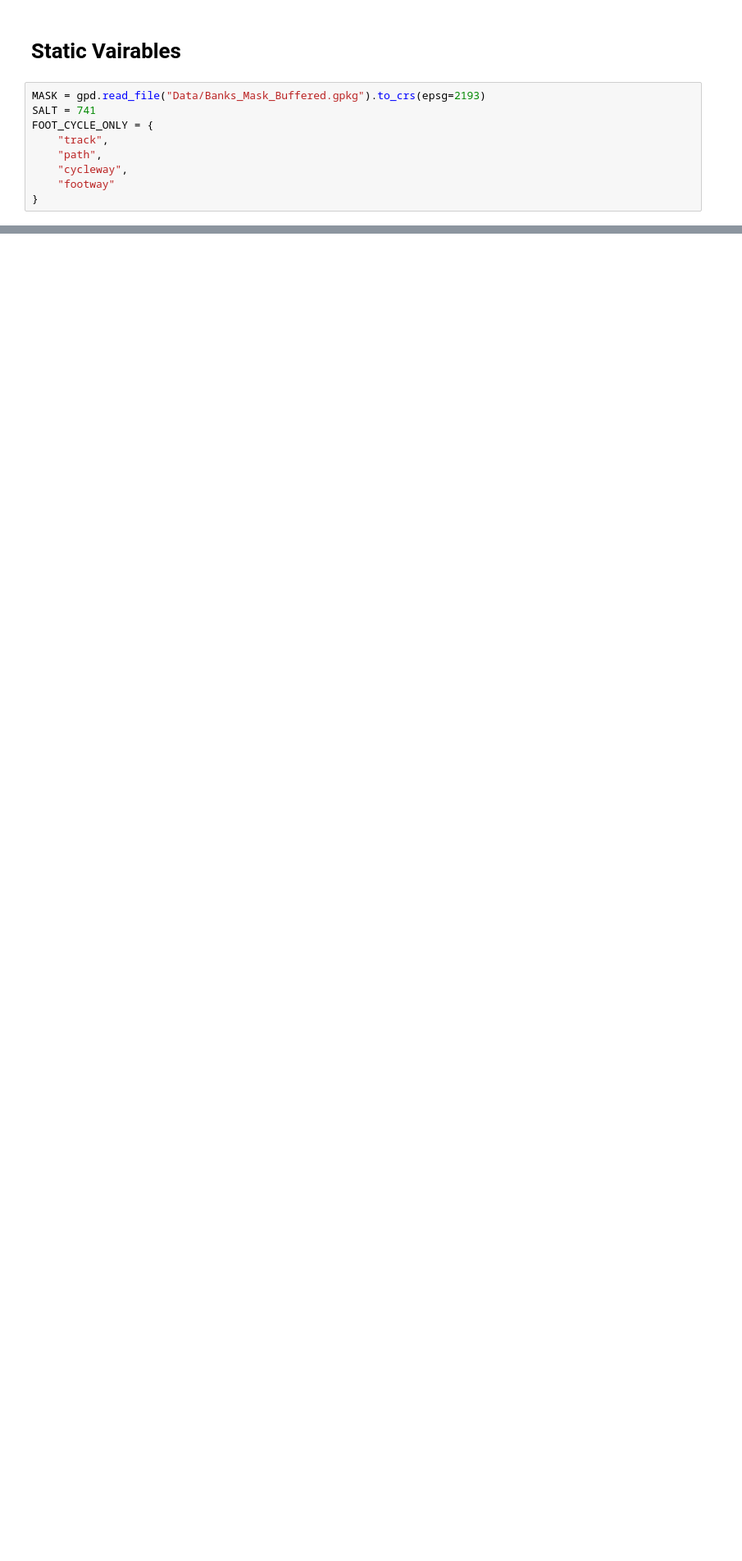
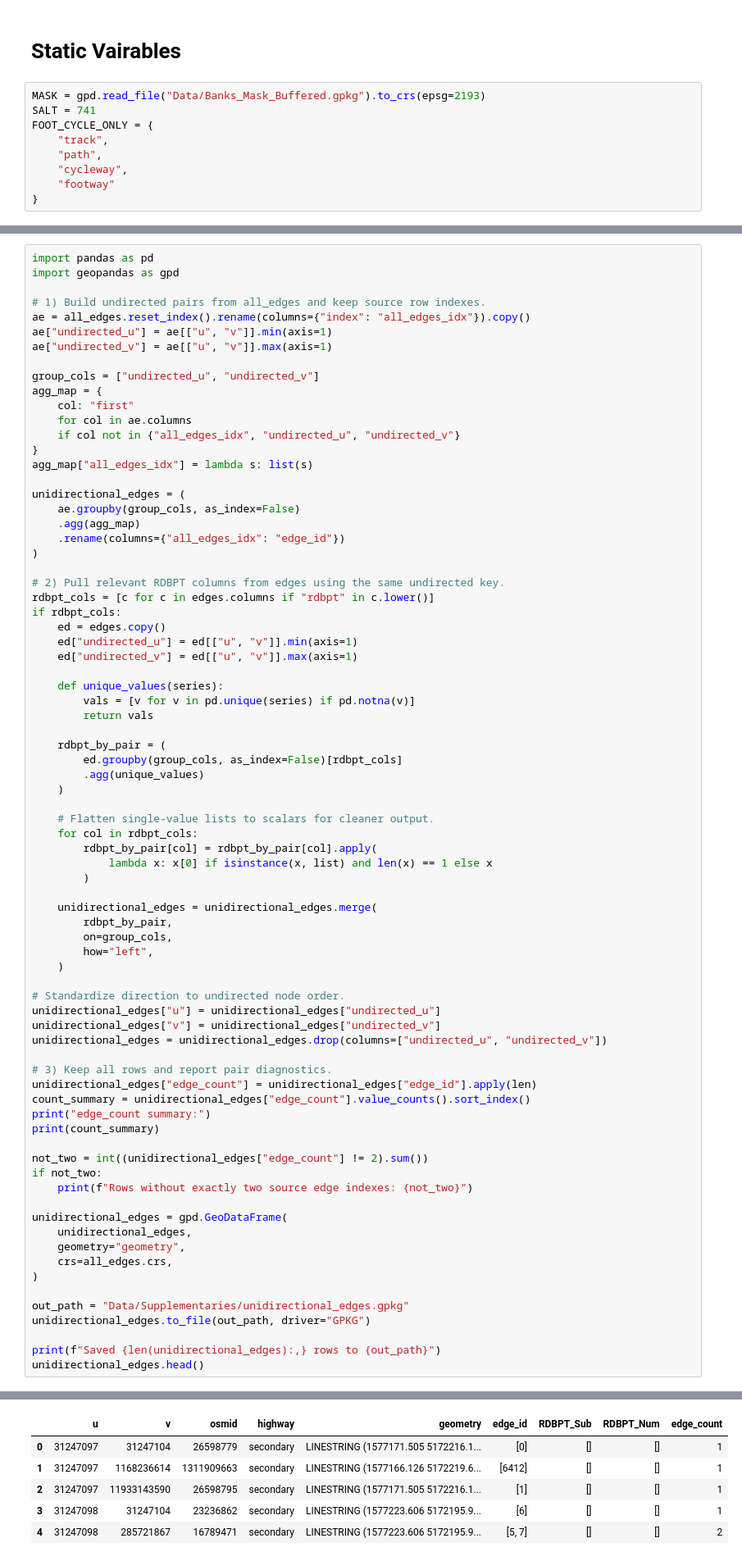
Before and after one commit to MaxwellBusby/banks-peninsula-organic-data-processing, a Jupyter notebook: Map_Matching.ipynb, the cells around one changed output, grey strips where cells are left out. Shown at 82% size. Drawn from its saved outputs; the diff is of its cells as text; blank space fills up the shorter version.

```diff
--- a/Map_Matching.ipynb
+++ b/Map_Matching.ipynb
@@ -160,0 +73,78 @@ else:
+# %%
+import pandas as pd
+import geopandas as gpd
+
+# 1) Build undirected pairs from all_edges and keep source row indexes.
+ae = all_edges.reset_index().rename(columns={"index": "all_edges_idx"}).copy()
+ae["undirected_u"] = ae[["u", "v"]].min(axis=1)
+ae["undirected_v"] = ae[["u", "v"]].max(axis=1)
+
+group_cols = ["undirected_u", "undirected_v"]
+agg_map = {
+    col: "first"
+    for col in ae.columns
+    if col not in {"all_edges_idx", "undirected_u", "undirected_v"}
+}
+agg_map["all_edges_idx"] = lambda s: list(s)
+
+unidirectional_edges = (
+    ae.groupby(group_cols, as_index=False)
+    .agg(agg_map)
+    .rename(columns={"all_edges_idx": "edge_id"})
+)
+
+# 2) Pull relevant RDBPT columns from edges using the same undirected key.
+rdbpt_cols = [c for c in edges.columns if "rdbpt" in c.lower()]
+if rdbpt_cols:
+    ed = edges.copy()
+    ed["undirected_u"] = ed[["u", "v"]].min(axis=1)
+    ed["undirected_v"] = ed[["u", "v"]].max(axis=1)
+
+    def unique_values(series):
+        vals = [v for v in pd.unique(series) if pd.notna(v)]
+        return vals
+
+    rdbpt_by_pair = (
+        ed.groupby(group_cols, as_index=False)[rdbpt_cols]
+        .agg(unique_values)
+    )
+
+    # Flatten single-value lists to scalars for cleaner output.
+    for col in rdbpt_cols:
+        rdbpt_by_pair[col] = rdbpt_by_pair[col].apply(
+            lambda x: x[0] if isinstance(x, list) and len(x) == 1 else x
+        )
+
+    unidirectional_edges = unidirectional_edges.merge(
+        rdbpt_by_pair,
+        on=group_cols,
+        how="left",
+    )
+
+# Standardize direction to undirected node order.
+unidirectional_edges["u"] = unidirectional_edges["undirected_u"]
+unidirectional_edges["v"] = unidirectional_edges["undirected_v"]
+unidirectional_edges = unidirectional_edges.drop(columns=["undirected_u", "undirected_v"])
+
+# 3) Keep all rows and report pair diagnostics.
+unidirectional_edges["edge_count"] = unidirectional_edges["edge_id"].apply(len)
+count_summary = unidirectional_edges["edge_count"].value_counts().sort_index()
+print("edge_count summary:")
+print(count_summary)
+
+not_two = int((unidirectional_edges["edge_count"] != 2).sum())
+if not_two:
+    print(f"Rows without exactly two source edge indexes: {not_two}")
+
+unidirectional_edges = gpd.GeoDataFrame(
+    unidirectional_edges,
+    geometry="geometry",
+    crs=all_edges.crs,
+)
+
+out_path = "Data/Supplementaries/unidirectional_edges.gpkg"
+unidirectional_edges.to_file(out_path, driver="GPKG")
+
+print(f"Saved {len(unidirectional_edges):,} rows to {out_path}")
+unidirectional_edges.head()
+# %% [output]
@@ -160,0 +160,6 @@ else:
+|  | u | v | osmid | highway | geometry | edge_id | RDBPT_Sub | RDBPT_Num | edge_count |
+| 0 | 31247097 | 31247104 | 26598779 | secondary | LINESTRING (1577171.505 5172216.1... | [0] | [] | [] | 1 |
+| 1 | 31247097 | 1168236614 | 1311909663 | secondary | LINESTRING (1577166.126 5172219.6... | [6412] | [] | [] | 1 |
+| 2 | 31247097 | 11933143590 | 26598795 | secondary | LINESTRING (1577171.505 5172216.1... | [1] | [] | [] | 1 |
+| 3 | 31247098 | 31247104 | 23236862 | secondary | LINESTRING (1577223.606 5172195.9... | [6] | [] | [] | 1 |
+| 4 | 31247098 | 285721867 | 16789471 | secondary | LINESTRING (1577223.606 5172195.9... | [5, 7] | [] | [] | 2 |
```
Also changed, not shown: parts of 10 cells of this notebook, 1 other file.
